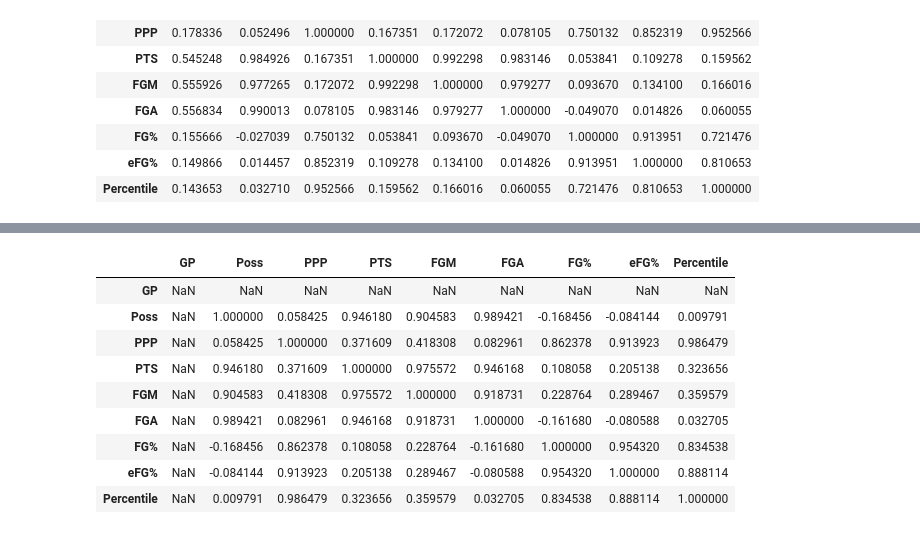
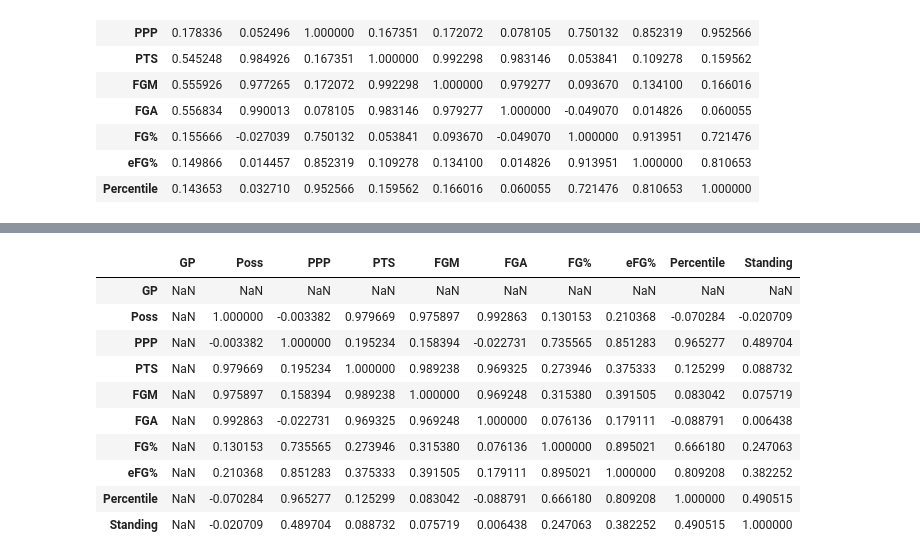
Before and after one commit to carterkbrantley/ga-data-science, a Jupyter notebook: Final-Project/Part 3/Part 3 Version 2.ipynb, the cells around one changed output, grey strips where cells are left out. Saved outputs shown, nothing was run; the diff lists cells and outputs as text; code cells hidden in the pictures.

```diff
--- a/Final-Project/Part 3/Part 3 Version 2.ipynb
+++ b/Final-Project/Part 3/Part 3 Version 2.ipynb
@@ -156,3 +156,9 @@ frame.corr()
 | FG% | 0.155666 | -0.027039 | 0.750132 | 0.053841 | 0.093670 | -0.049070 | 1.000000 | 0.913951 | 0.721476 |
 | eFG% | 0.149866 | 0.014457 | 0.852319 | 0.109278 | 0.134100 | 0.014826 | 0.913951 | 1.000000 | 0.810653 |
 | Percentile | 0.143653 | 0.032710 | 0.952566 | 0.159562 | 0.166016 | 0.060055 | 0.721476 | 0.810653 | 1.000000 |
+# %%
+Standing = pd.read_csv('NBA Standings.csv')
+team_cut = pd.read_csv('Team - Cut.csv')
+tc_joined = pd.merge(team_cut, Standing, on='Team', sort=True)
+tc_corr = pd.DataFrame(tc_joined, columns=['Team', 'GP', 'Poss', 'Freq', 'PPP', 'PTS', 'FGM', 'FGA', 'FG%', 'eFG%', 'FT Freq', 'TO Freq', 'SF Freq', 'And One Freq', 'Score Freq', 'Percentile', 'Standing' ])
+tc_corr.corr()
@@ -189,15 +313,17 @@ frame.corr()
 # %%
-team_isolations = pd.read_csv('Team - Isolations.csv')
-frame = pd.DataFrame(team_isolations, columns=['Team', 'GP', 'Poss', 'Freq', 'PPP', 'PTS', 'FGM', 'FGA', 'FG%', 'eFG%', 'FT Freq', 'TO Freq', 'SF Freq', 'And One Freq', 'Score Freq', 'Percentile' ])
-frame.corr()
+team_transitions = pd.read_csv('Team - Transitions.csv')
+tt_joined = pd.merge(team_transitions, Standing, on='Team', sort=True)
+tt_corr = pd.DataFrame(tt_joined, columns=['Team', 'GP', 'Poss', 'Freq', 'PPP', 'PTS', 'FGM', 'FGA', 'FG%', 'eFG%', 'FT Freq', 'TO Freq', 'SF Freq', 'And One Freq', 'Score Freq', 'Percentile', 'Standing' ])
+tt_corr.corr()
 # %% [output]
-|  | GP | Poss | PPP | PTS | FGM | FGA | FG% | eFG% | Percentile |
-| GP | NaN | NaN | NaN | NaN | NaN | NaN | NaN | NaN | NaN |
-| Poss | NaN | 1.000000 | 0.058425 | 0.946180 | 0.904583 | 0.989421 | -0.168456 | -0.084144 | 0.009791 |
-| PPP | NaN | 0.058425 | 1.000000 | 0.371609 | 0.418308 | 0.082961 | 0.862378 | 0.913923 | 0.986479 |
-| PTS | NaN | 0.946180 | 0.371609 | 1.000000 | 0.975572 | 0.946168 | 0.108058 | 0.205138 | 0.323656 |
-| FGM | NaN | 0.904583 | 0.418308 | 0.975572 | 1.000000 | 0.918731 | 0.228764 | 0.289467 | 0.359579 |
-| FGA | NaN | 0.989421 | 0.082961 | 0.946168 | 0.918731 | 1.000000 | -0.161680 | -0.080588 | 0.032705 |
-| FG% | NaN | -0.168456 | 0.862378 | 0.108058 | 0.228764 | -0.161680 | 1.000000 | 0.954320 | 0.834538 |
-| eFG% | NaN | -0.084144 | 0.913923 | 0.205138 | 0.289467 | -0.080588 | 0.954320 | 1.000000 | 0.888114 |
-| Percentile | NaN | 0.009791 | 0.986479 | 0.323656 | 0.359579 | 0.032705 | 0.834538 | 0.888114 | 1.000000 |
+|  | GP | Poss | PPP | PTS | FGM | FGA | FG% | eFG% | Percentile | Standing |
+| GP | NaN | NaN | NaN | NaN | NaN | NaN | NaN | NaN | NaN | NaN |
+| Poss | NaN | 1.000000 | -0.003382 | 0.979669 | 0.975897 | 0.992863 | 0.130153 | 0.210368 | -0.070284 | -0.020709 |
+| PPP | NaN | -0.003382 | 1.000000 | 0.195234 | 0.158394 | -0.022731 | 0.735565 | 0.851283 | 0.965277 | 0.489704 |
+| PTS | NaN | 0.979669 | 0.195234 | 1.000000 | 0.989238 | 0.969325 | 0.273946 | 0.375333 | 0.125299 | 0.088732 |
+| FGM | NaN | 0.975897 | 0.158394 | 0.989238 | 1.000000 | 0.969248 | 0.315380 | 0.391505 | 0.083042 | 0.075719 |
+| FGA | NaN | 0.992863 | -0.022731 | 0.969325 | 0.969248 | 1.000000 | 0.076136 | 0.179111 | -0.088791 | 0.006438 |
+| FG% | NaN | 0.130153 | 0.735565 | 0.273946 | 0.315380 | 0.076136 | 1.000000 | 0.895021 | 0.666180 | 0.247063 |
+| eFG% | NaN | 0.210368 | 0.851283 | 0.375333 | 0.391505 | 0.179111 | 0.895021 | 1.000000 | 0.809208 | 0.382252 |
+| Percentile | NaN | -0.070284 | 0.965277 | 0.125299 | 0.083042 | -0.088791 | 0.666180 | 0.809208 | 1.000000 | 0.490515 |
+| Standing | NaN | -0.020709 | 0.489704 | 0.088732 | 0.075719 | 0.006438 | 0.247063 | 0.382252 | 0.490515 | 1.000000 |
```
Also changed, not shown: parts of 18 cells of this notebook, 3 other files.
